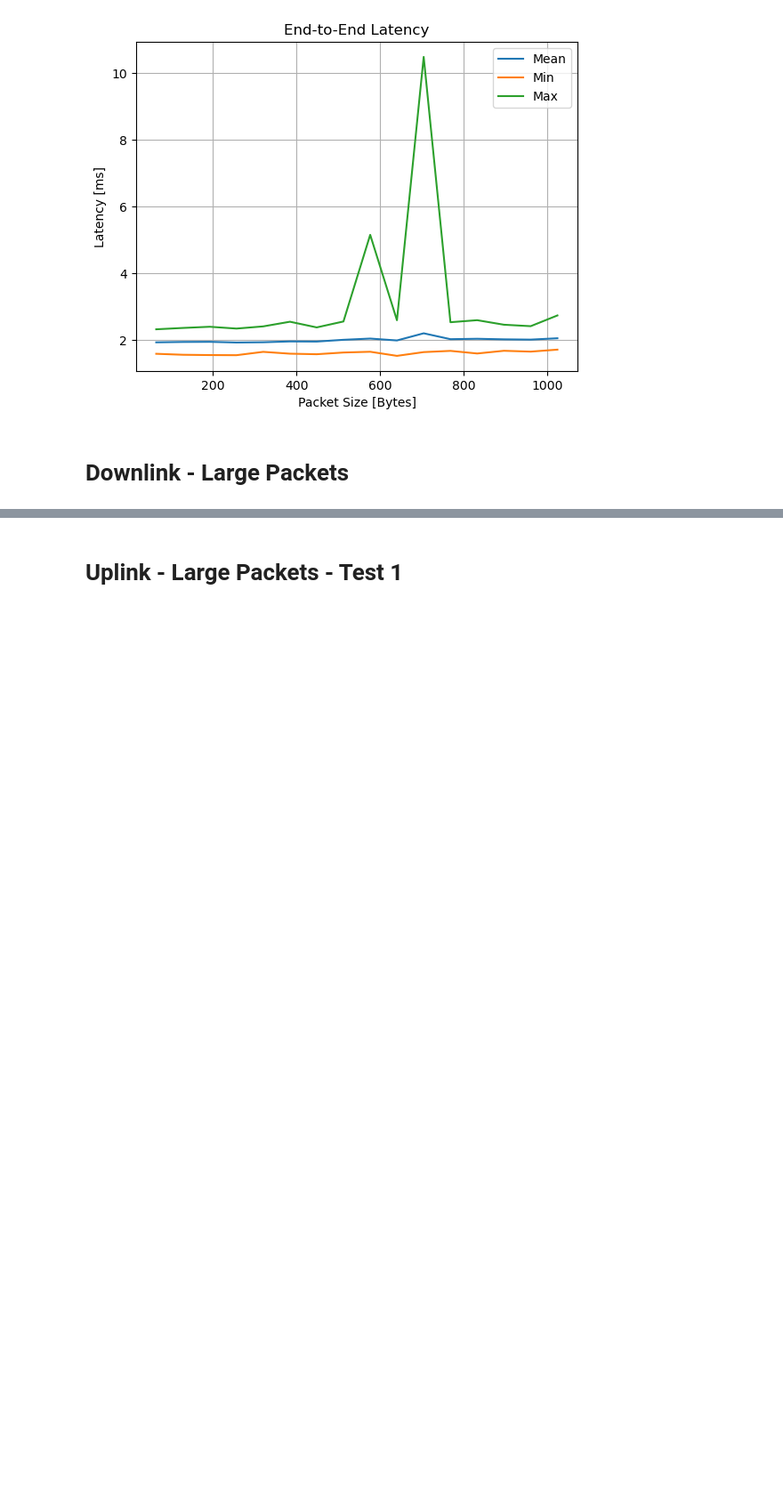
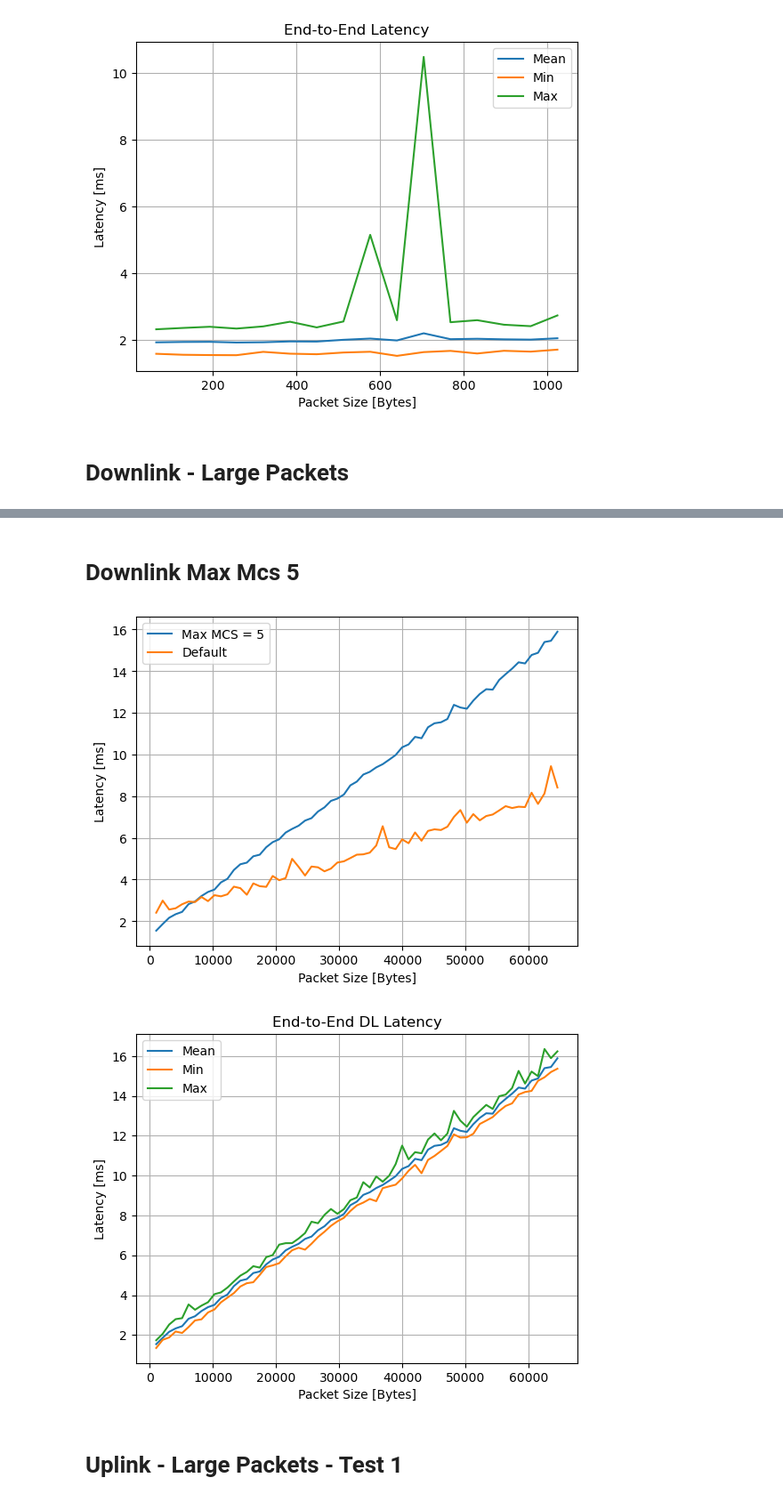
Before and after one commit to AAUCrisp/P8-ORAN-Delays, a Jupyter notebook: End-2-End/end-to-end-anal.ipynb, the cells around one changed output, grey strips where cells are left out. Shown at 89% size. Cells and saved outputs as stored; diff of their text form; code cells hidden in the pictures; blank space fills up the shorter version.

```diff
--- a/End-2-End/end-to-end-anal.ipynb
+++ b/End-2-End/end-to-end-anal.ipynb
@@ -52,3 +52,30 @@ plt.show()
+# %% [markdown]
+# Downlink Max Mcs 5
+# %%
+df2 = pd.read_csv("downlink_5_max_mcs.csv")
+df2 = df2.drop(["count"], axis=1)
+df2["time"] = df2["time"] * 1000
+df2 = df2[df2["time"] < 29]
+
+ax = df2.groupby("size").mean().plot(legend=False)
+df.groupby("size").mean().plot(ax=ax,legend=False)
+plt.legend(["Max MCS = 5", "Default"])
+plt.xlabel("Packet Size [Bytes]")
+plt.ylabel("Latency [ms]")
+plt.grid()
+plt.show()
+
+dg = df2.groupby("size").describe().reset_index().plot(x=0, y=[2, 4, 8], legend=False)
+plt.xlabel("Packet Size [Bytes]")
+plt.ylabel("Latency [ms]")
+plt.grid()
+plt.legend(["Mean", "Min", "Max"])
+plt.title("End-to-End DL Latency")
+plt.savefig("dl-max_mcs_5.png")
+plt.show()
+# %% [output]
+[figure, added]
+[figure, added]
 # %% [markdown]
 # Uplink - Large Packets - Test 1
 # %%
```
Also changed, not shown: parts of 2 cells of this notebook, 1 other file.
